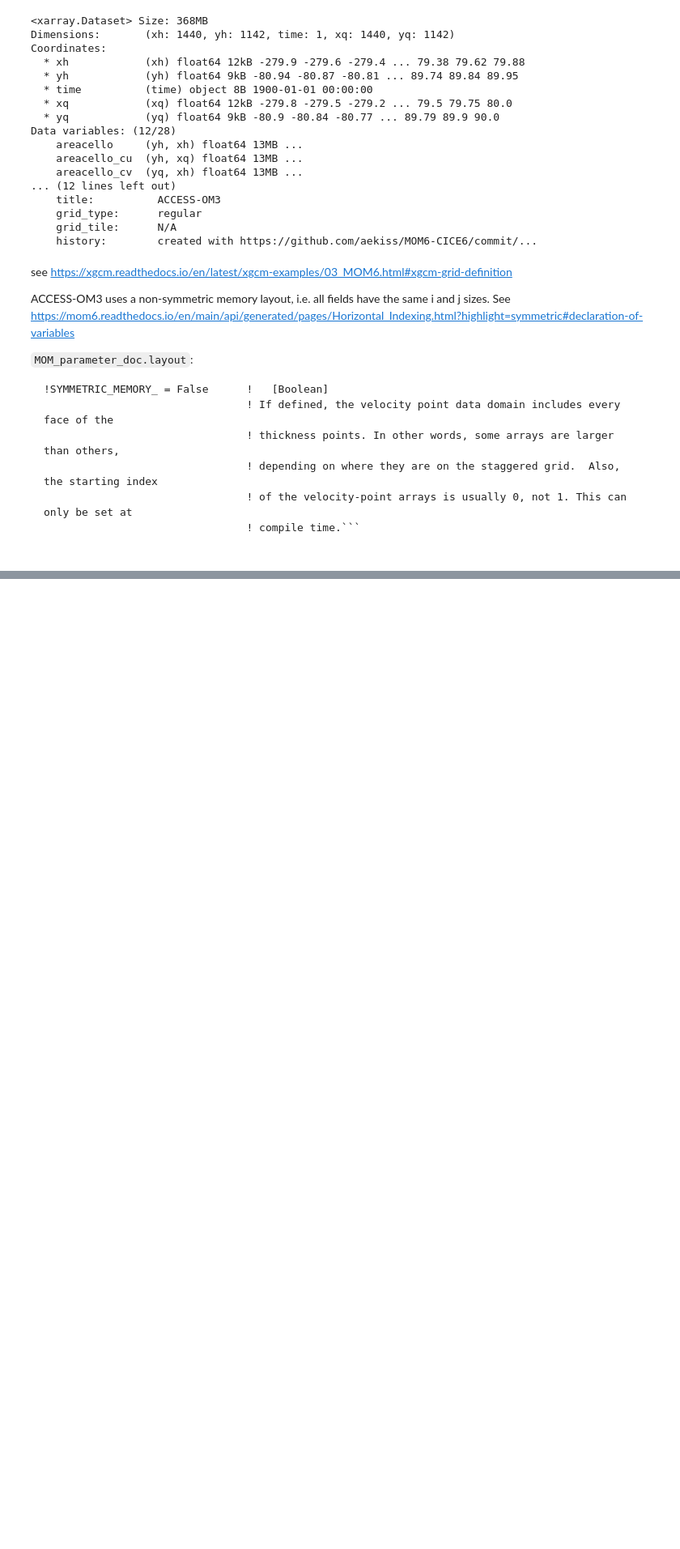
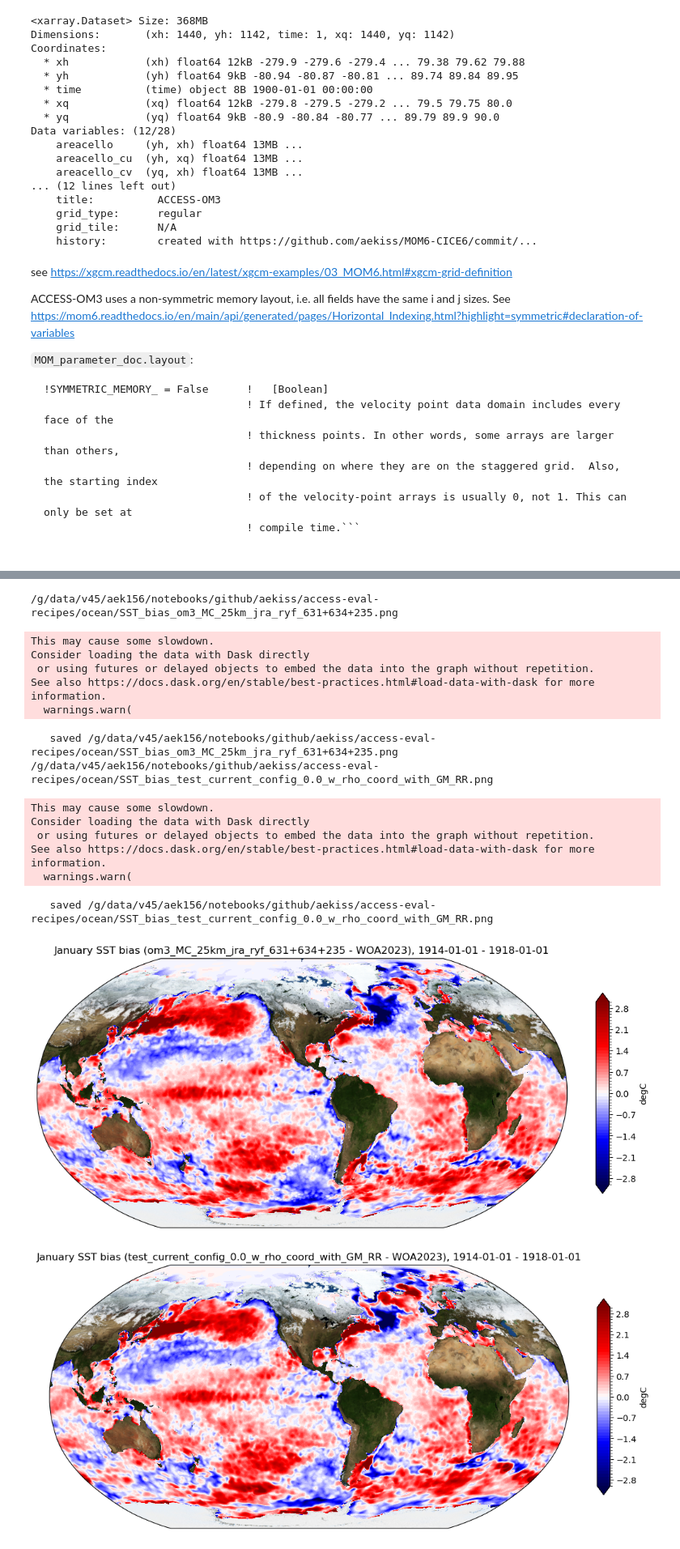
Before and after one commit to ACCESS-NRI/access-eval-recipes, a Jupyter notebook: ocean/SST-025.ipynb, the cells around one changed output, grey strips where cells are left out. Shown at 81% size. Saved outputs shown, nothing was run; the diff lists cells and outputs as text; code cells hidden in the pictures; blank space fills up the shorter version.

```diff
--- a/ocean/SST-025.ipynb
+++ b/ocean/SST-025.ipynb
@@ -318,3 +351,0 @@ Attributes:
-# %%
-SST_obs = SST_obs.cf.assign_coords( { 'yh': SST_mean['yh'], 'xh': SST_mean['xh'] })
-SST_obs
@@ -678,0 +382,5 @@ for k, d in data_max.items():
+# %%
+key0 = list(SST_mean.keys())[0]
+# %%
+SST_obs = SST_obs.cf.assign_coords({ 'yh': SST_mean[key0]['yh'], 'xh': SST_mean[key0]['xh'] })
+SST_obs
@@ -678,0 +448,50 @@ for k, d in data_max.items():
+# %%
+for n, ds in SST_mean.items():
+    fname = thisdir+'SST_bias_'+n+'.png'
+    print(fname)
+    if False: #os.path.isfile(fname):
+        print(f'   ---- skipping existing file {fname}')
+    else:
+        fig = plt.figure(figsize=(12, 6))
+        ax = plt.axes(projection=ccrs.Robinson(central_longitude=-100))
+        dat = (ds - SST_obs # BUG: should convert to the same sort of temperature (eg conservative temperature)
+              ).cf.assign_coords( { "longitude": static['geolon'],
+                                     "latitude": static['geolat'] }).load()
+        dat.plot.contourf(
+            ax=ax,
+            levels=61,
+            vmin=-3,
+            vmax=3,
+            extend="both",
+            cmap='seismic',
+            transform=ccrs.PlateCarree(),
+            cbar_kwargs={"label": dat.attrs['units'], "fraction": 0.03, "aspect": 15, "shrink": 0.7},
+        )
+
+        # Add blue marble land:
+        ax.imshow(
+            blue_marble, extent=blue_marble_extent, transform=ccrs.PlateCarree(), origin="upper"
+        )
+
+        plt.title(f"January SST bias ({n} - WOA2023), {trange.start.strftime('%Y-%m-%d')} - {trange.stop.strftime('%Y-%m-%d')}");
+
+        plt.savefig(fname, dpi=150)
+        print(f'   saved {fname}')
+        # break
+# %% [output]
+/g/data/v45/aek156/notebooks/github/aekiss/access-eval-recipes/ocean/SST_bias_om3_MC_25km_jra_ryf_631+634+235.png
+This may cause some slowdown.
+Consider loading the data with Dask directly
+ or using futures or delayed objects to embed the data into the graph without repetition.
+See also https://docs.dask.org/en/stable/best-practices.html#load-data-with-dask for more information.
+  warnings.warn(
+   saved /g/data/v45/aek156/notebooks/github/aekiss/access-eval-recipes/ocean/SST_bias_om3_MC_25km_jra_ryf_631+634+235.png
+/g/data/v45/aek156/notebooks/github/aekiss/access-eval-recipes/ocean/SST_bias_test_current_config_0.0_w_rho_coord_with_GM_RR.png
+This may cause some slowdown.
+Consider loading the data with Dask directly
+ or using futures or delayed objects to embed the data into the graph without repetition.
+See also https://docs.dask.org/en/stable/best-practices.html#load-data-with-dask for more information.
+  warnings.warn(
+   saved /g/data/v45/aek156/notebooks/github/aekiss/access-eval-recipes/ocean/SST_bias_test_current_config_0.0_w_rho_coord_with_GM_RR.png
+[figure, added]
+[figure, added]
```
Also changed, not shown: parts of 84 cells of this notebook, 3 other files.
